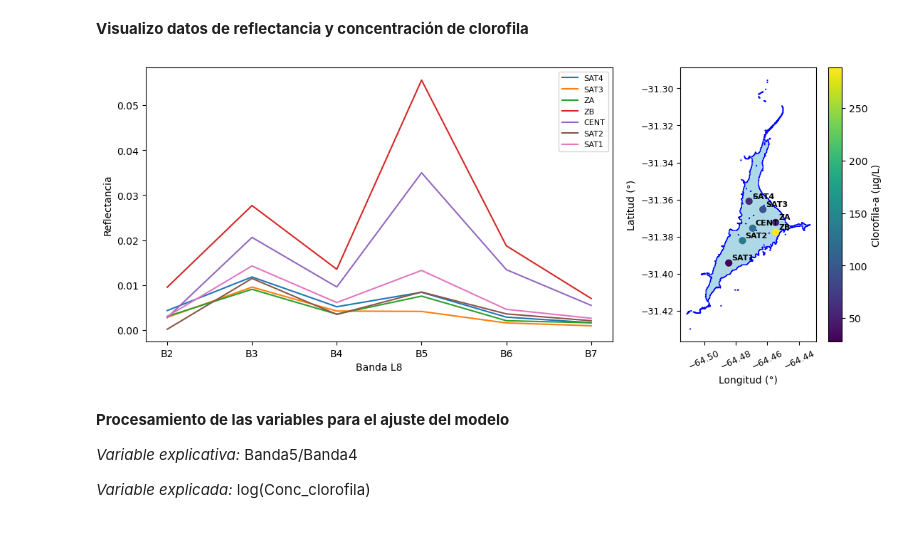
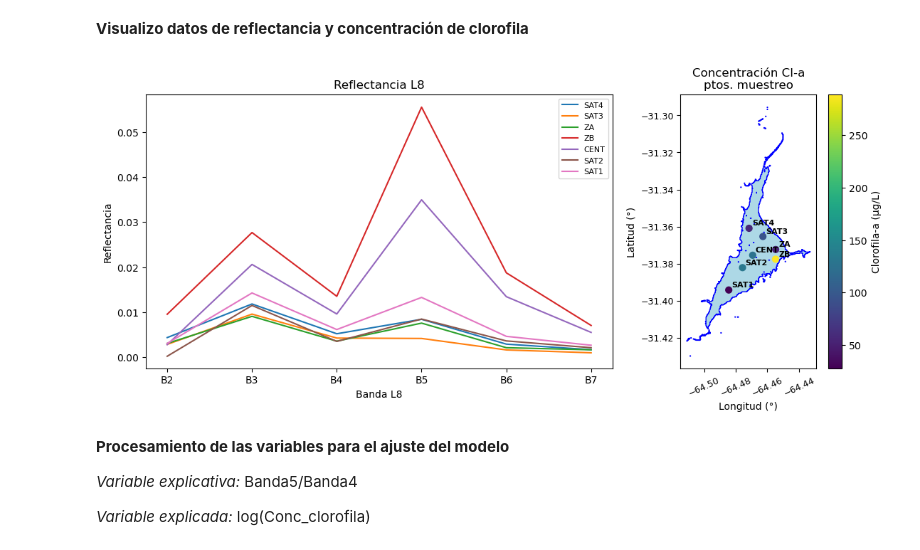
Before and after one commit to francobarrionuevoenv21/MAIE_devs_pub, a Jupyter notebook: Teledt_ambiental/TP2_Clorofila-a/TP2_chlorophyl_SanRoque_L8.ipynb, the cells around one changed output. Cells and saved outputs as stored; diff of their text form; code cells hidden in the pictures.

```diff
--- a/Teledt_ambiental/TP2_Clorofila-a/TP2_chlorophyl_SanRoque_L8.ipynb
+++ b/Teledt_ambiental/TP2_Clorofila-a/TP2_chlorophyl_SanRoque_L8.ipynb
@@ -379,40 +374,42 @@ fig.subplots_adjust(wspace=0.05)
 
 # Spectral signatures plot ------------------------------
 df_extract.plot(ax=ax[0])
+ax[0].set_title('Reflectancia L8', fontsize = 12)
 ax[0].set_xticks(range(6))
 ax[0].set_xticklabels([f'B{i}' for i in range(2, 8)])
 ax[0].set_xlabel('Banda L8', fontsize=10)
 ax[0].set_ylabel('Reflectancia', fontsize=10)
 ax[0].legend(fontsize=8)
 
 # Chlorophyl sampling data plot -------------------------
 gdf_sel.dissolve().plot(ax=ax[1], color='lightblue', edgecolor='blue')
+ax[1].set_title('Concentración Cl-a\nptos. muestreo', fontsize = 12)
 chlor_join.plot(ax=ax[1], column='cloroa (ug/L)', markersize=40,
         legend=True,
         legend_kwds={
         'label': 'Clorofila-a (µg/L)',
         'orientation': 'vertical'
     })
 
 # Add labels
 for idx, row in chlor_join.iterrows():
     ax[1].annotate(
         text=row['sitio'],
         xy=(row.geometry.x, row.geometry.y),
         xytext=(3, 3),          # Offset (points)
         textcoords="offset points",
         fontsize=8,
         weight='bold',
         color='black'
     )
 
 # Axes labels
 ax[1].set_xlabel('Longitud (°)', fontsize=10)
 ax[1].set_ylabel('Latitud (°)', fontsize=10)
 ax[1].tick_params(axis='x', rotation=25, labelsize=9)
 ax[1].tick_params(axis='y', labelsize=9)
 # %% [output]
-[figure, old version]
+[figure, new version]
 # %% [markdown]
 **Procesamiento de las variables para el ajuste del modelo**
 
```
Also changed, not shown: parts of 13 cells of this notebook, 22 other files.
